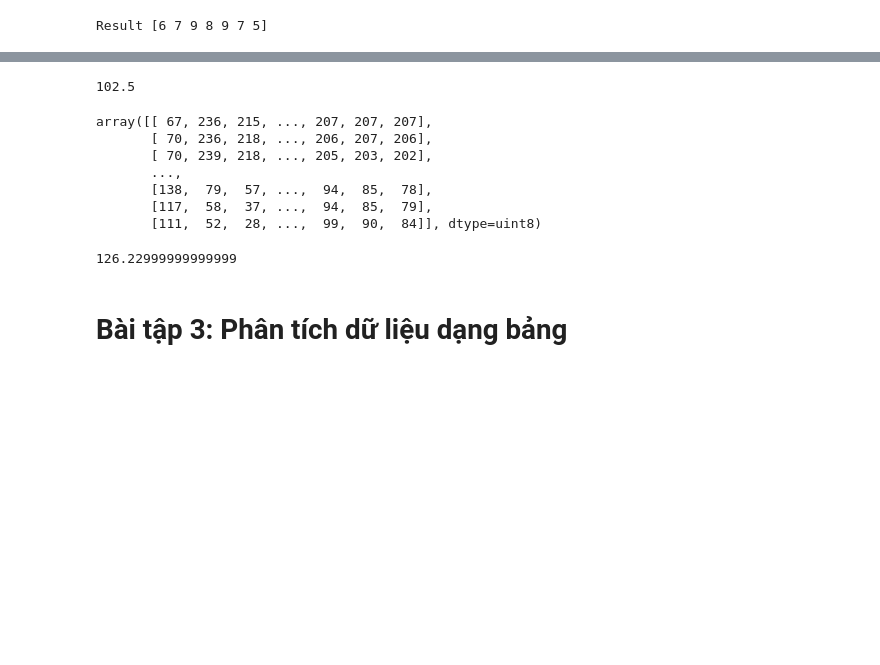
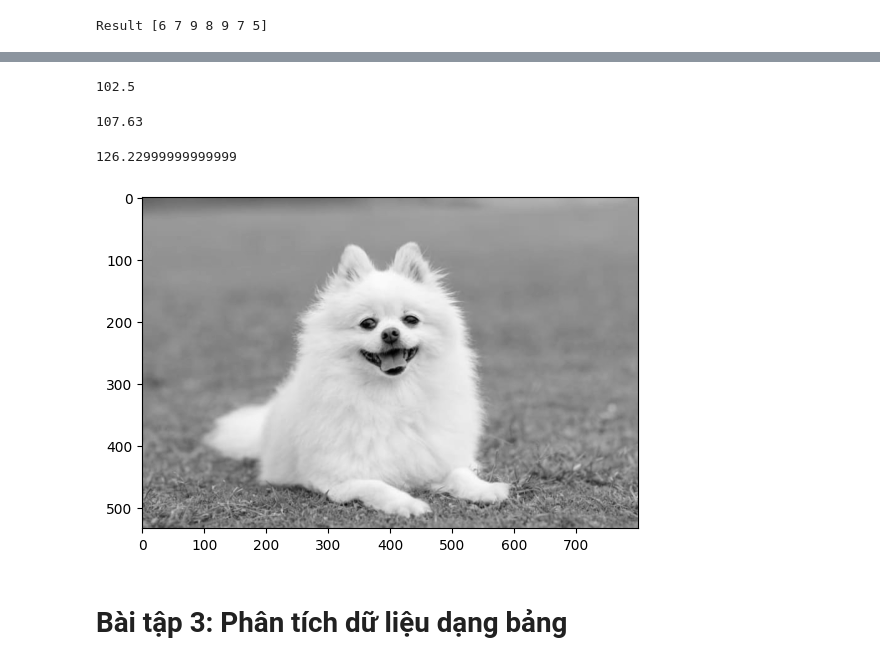
Before and after one commit to duchung45644/AIO-EXERCISE, a Jupyter notebook: Module_2/M2W1_07-07/quiz.ipynb, the cells around one changed output, grey strips where cells are left out. Cells and saved outputs as stored; diff of their text form; code cells hidden in the pictures; blank space fills up the shorter version.

```diff
--- a/Module_2/M2W1_07-07/quiz.ipynb
+++ b/Module_2/M2W1_07-07/quiz.ipynb
@@ -120,54 +143,53 @@ Result [6 7 9 8 9 7 5]
 # %% [markdown]
 # Bài tập 2: Xử lý ảnh
 ![image.png](attachment:image.png)
+# %%
+# Câu hỏi 12: lightness
+# Download image
+# !gdown 1i9dqan21DjQoG5Q_VEvm0LrVwAlXD0vB
+
+import matplotlib.image as mpimg
+import numpy as np
+img = mpimg.imread('./dog.jpeg')
+
+max_RGB = np.max(img, axis=2)
+min_RGB = np.min(img, axis=2)
+gray_img_01 = max_RGB*0.5 + min_RGB*0.5
+
+gray_img_01 [0 , 0]
+# %% [output]
+102.5
 # %%
-# Câu hỏi 12: lightness
+# Câu hỏi 13: average
 # Download image
-# !gdown 1i9dqan21DjQoG5Q_VEvm0LrVwAlXD0vB
-
+# ! gdown 1i9dqan21DjQoG5Q_VEvm0LrVwAlXD0vB
 import matplotlib.image as mpimg
 img = mpimg.imread('./dog.jpeg')
 
+
 R, G, B = img[:,:,0], img[:,:,1], img[:,:,2]
 
-gray_img_01 = (np.maximum((np.maximum(R, G)), B) + np.minimum((np.minimum(R, G)), B)) / 2
-gray_img_01 [0 , 0]
+gray_img_02 = R*0.333 + G*0.333 + B*0.334
+gray_img_02[0, 0]
 # %% [output]
-102.5
+107.63
 # %%
-# Câu hỏi 13: average
+# Câu hỏi 14: luminosity
 # Download image
 # ! gdown 1i9dqan21DjQoG5Q_VEvm0LrVwAlXD0vB
 import matplotlib.image as mpimg
+import matplotlib.pyplot as plt
+
 img = mpimg.imread('./dog.jpeg')
 
 
 R, G, B = img[:,:,0], img[:,:,1], img[:,:,2]
 
-gray_img_02 = (R + G + B)
-gray_img_02
+gray_img_02 = 0.21 * R + 0.72 * G + 0.07 * B
+gray_img_02[0,0]
 # %% [output]
-array([[ 67, 236, 215, ..., 207, 207, 207],
-       [ 70, 236, 218, ..., 206, 207, 206],
-       [ 70, 239, 218, ..., 205, 203, 202],
-       ...,
-       [138,  79,  57, ...,  94,  85,  78],
-       [117,  58,  37, ...,  94,  85,  79],
-       [111,  52,  28, ...,  99,  90,  84]], dtype=uint8)
+126.22999999999999
+[figure, added]
-# %%
-# Câu hỏi 14: luminosity
-# Download image
-# ! gdown 1i9dqan21DjQoG5Q_VEvm0LrVwAlXD0vB
-import matplotlib.image as mpimg
-img = mpimg.imread('./dog.jpeg')
-
-
-R, G, B = img[:,:,0], img[:,:,1], img[:,:,2]
-
-gray_img_02 = 0.21 * R + 0.72 * G + 0.07 * B
-gray_img_02[0,0]
-# %% [output]
-126.22999999999999
 # %% [markdown]
 # Bài tập 3: Phân tích dữ liệu dạng bảng
 # %%
```
Also changed, not shown: parts of 1 cell of this notebook.
